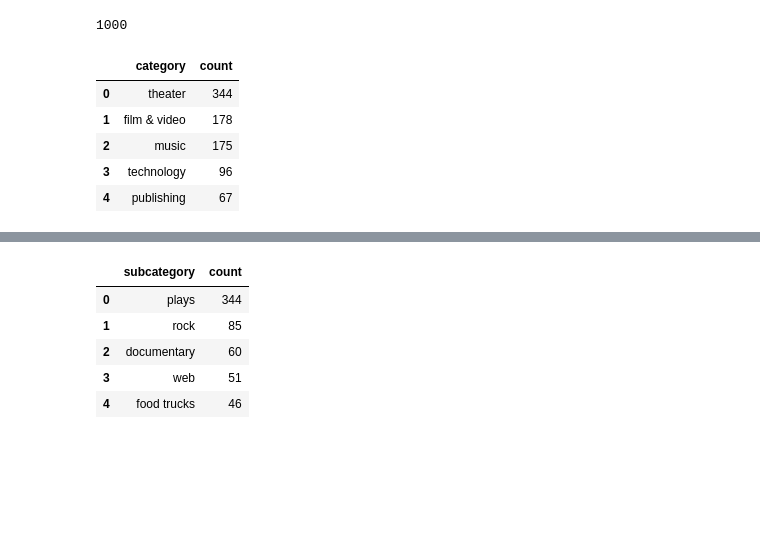
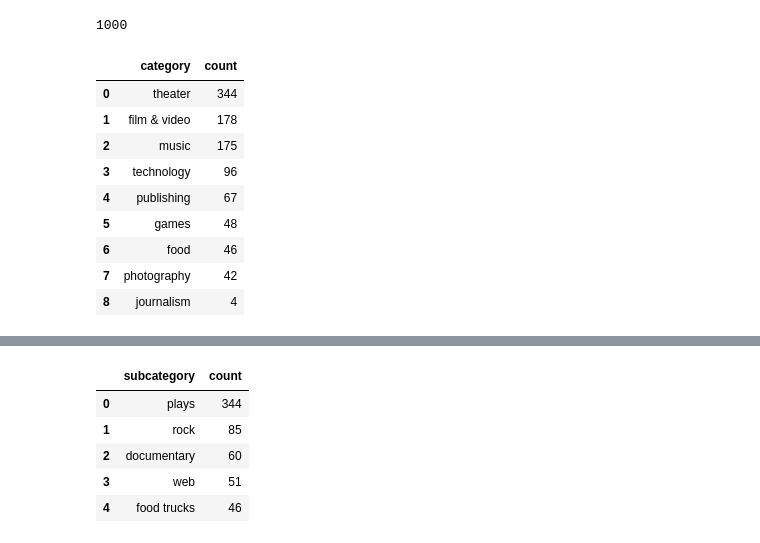
Before and after one commit to wrp94/project-2-group-20, a Jupyter notebook: query/queries.ipynb, the cells around one changed output, grey strips where cells are left out. Cells and saved outputs as stored; diff of their text form; code cells hidden in the pictures; blank space fills up the shorter version.

```diff
--- a/query/queries.ipynb
+++ b/query/queries.ipynb
@@ -89,16 +89,20 @@ results[0]
 # %%
 # Find the number of campaigns by category
 results = session.query(Categories.category, func.count(Campaigns.cf_id)).\
     join(Campaigns, Categories.category_id == Campaigns.category_id).\
     group_by(Categories.category).\
     order_by(func.count(Campaigns.cf_id).desc()).all()
 
 category_counts = pd.DataFrame(results, columns=['category', 'count'])
-category_counts.head()
+category_counts
 # %% [output]
 |  | category | count |
 | 0 | theater | 344 |
 | 1 | film & video | 178 |
 | 2 | music | 175 |
 | 3 | technology | 96 |
 | 4 | publishing | 67 |
+| 5 | games | 48 |
+| 6 | food | 46 |
+| 7 | photography | 42 |
+| 8 | journalism | 4 |
```
Also changed, not shown: parts of 14 cells of this notebook.
